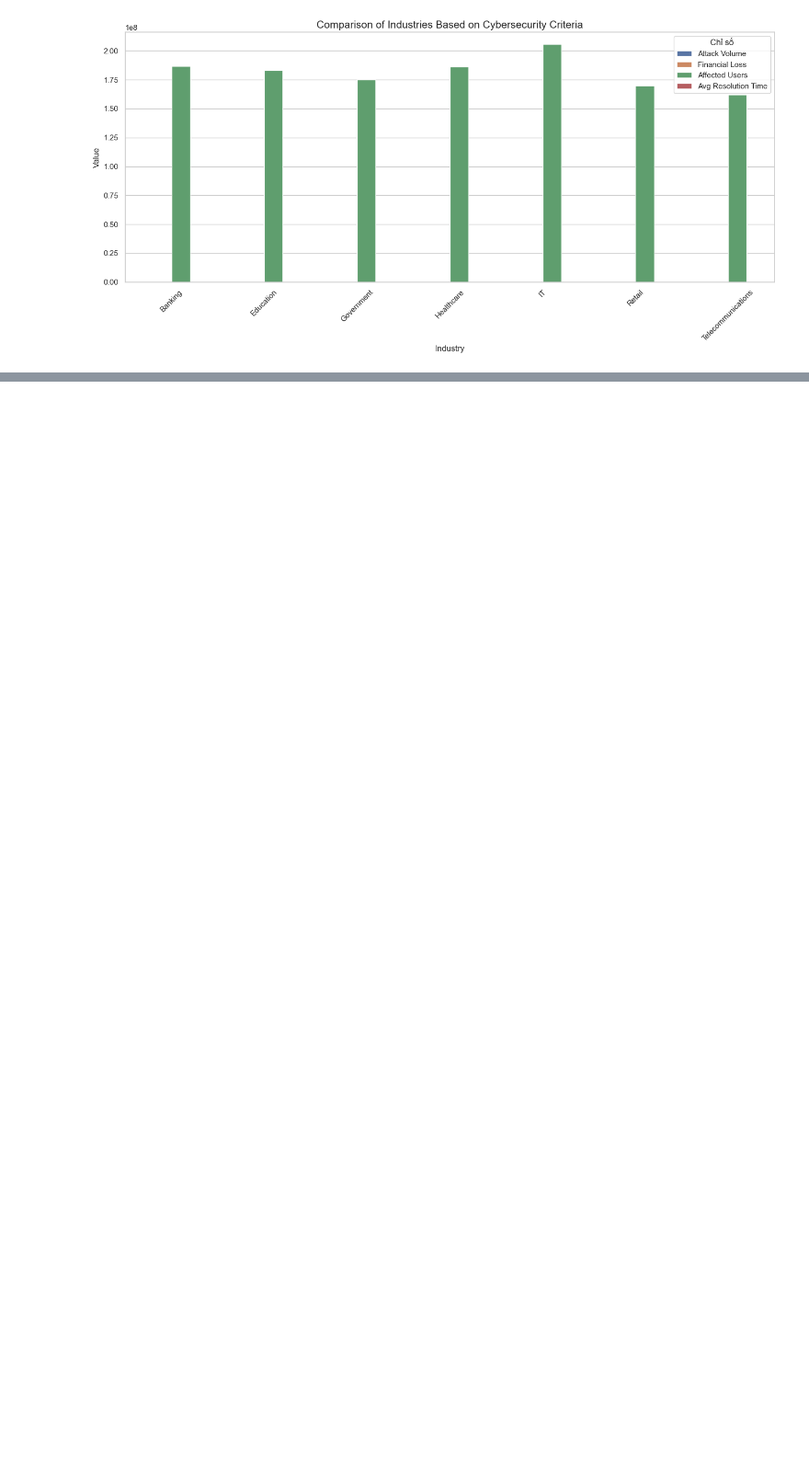
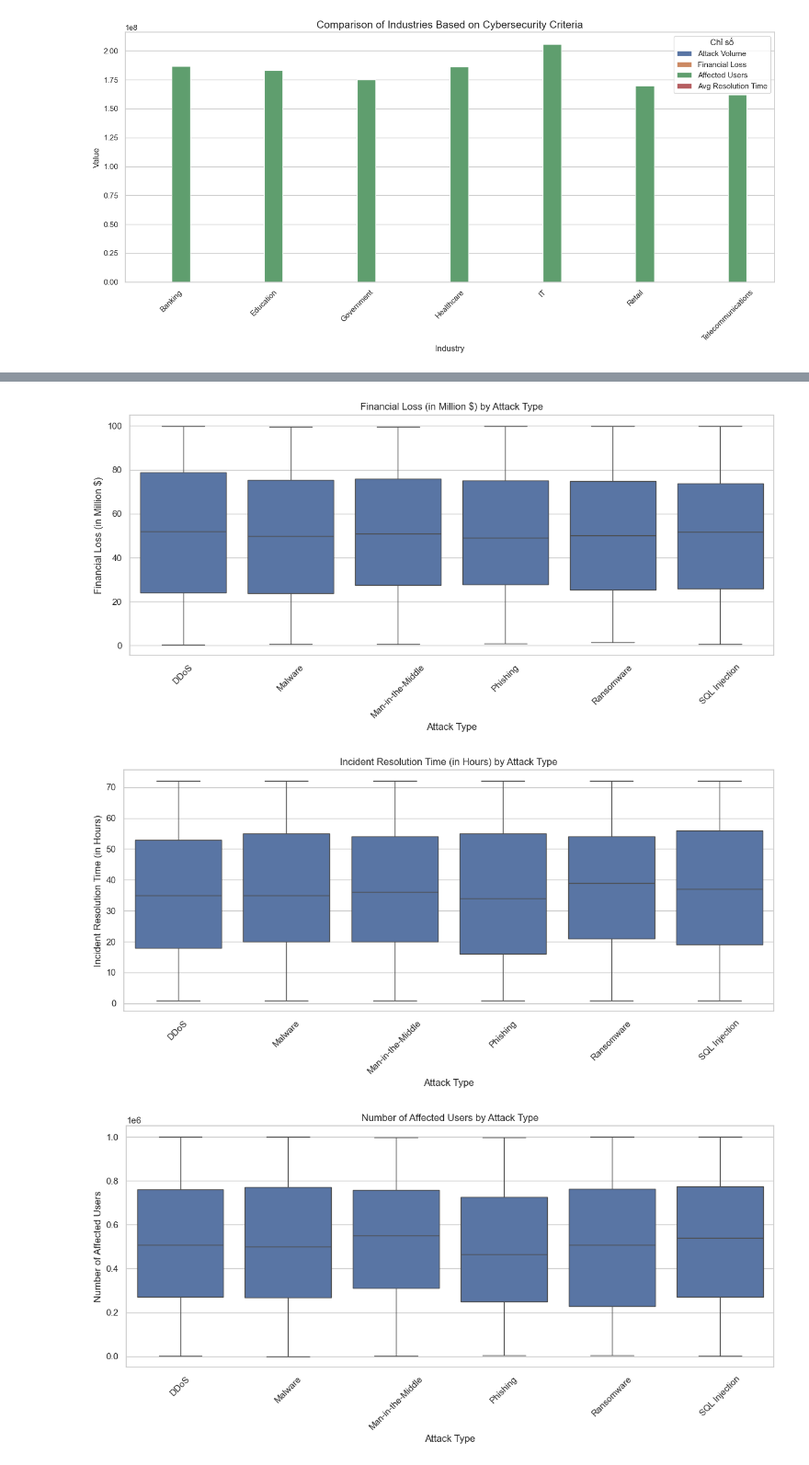
Before and after one commit to immaFrogUwU/Cyber-Security-Threats, a Jupyter notebook: Data_Storytelling_Cyber_Security_Threats.ipynb, the cells around one changed output, grey strips where cells are left out. Shown at 92% size. Cells and saved outputs as stored; diff of their text form; code cells hidden in the pictures; blank space fills up the shorter version.

```diff
--- a/Data_Storytelling_Cyber_Security_Threats.ipynb
+++ b/Data_Storytelling_Cyber_Security_Threats.ipynb
@@ -288,0 +310,25 @@ plt.show()
+# %%
+# Set plot style
+sns.set(style="whitegrid")
+
+
+
+
+# Define metrics to compare
+metrics = ['Financial Loss (in Million $)', 'Incident Resolution Time (in Hours)', 'Number of Affected Users']
+
+
+
+
+# Create a boxplot for each metric
+for metric in metrics:
+    plt.figure(figsize=(12, 6))
+    sns.boxplot(data=cybersec_cleaned, x='Attack Type', y=metric)
+    plt.xticks(rotation=45)
+    plt.title(f'{metric} by Attack Type')
+    plt.tight_layout()
+    plt.show()
+# %% [output]
+[figure, added]
+[figure, added]
+[figure, added]
```
Also changed, not shown: parts of 3 cells of this notebook.
